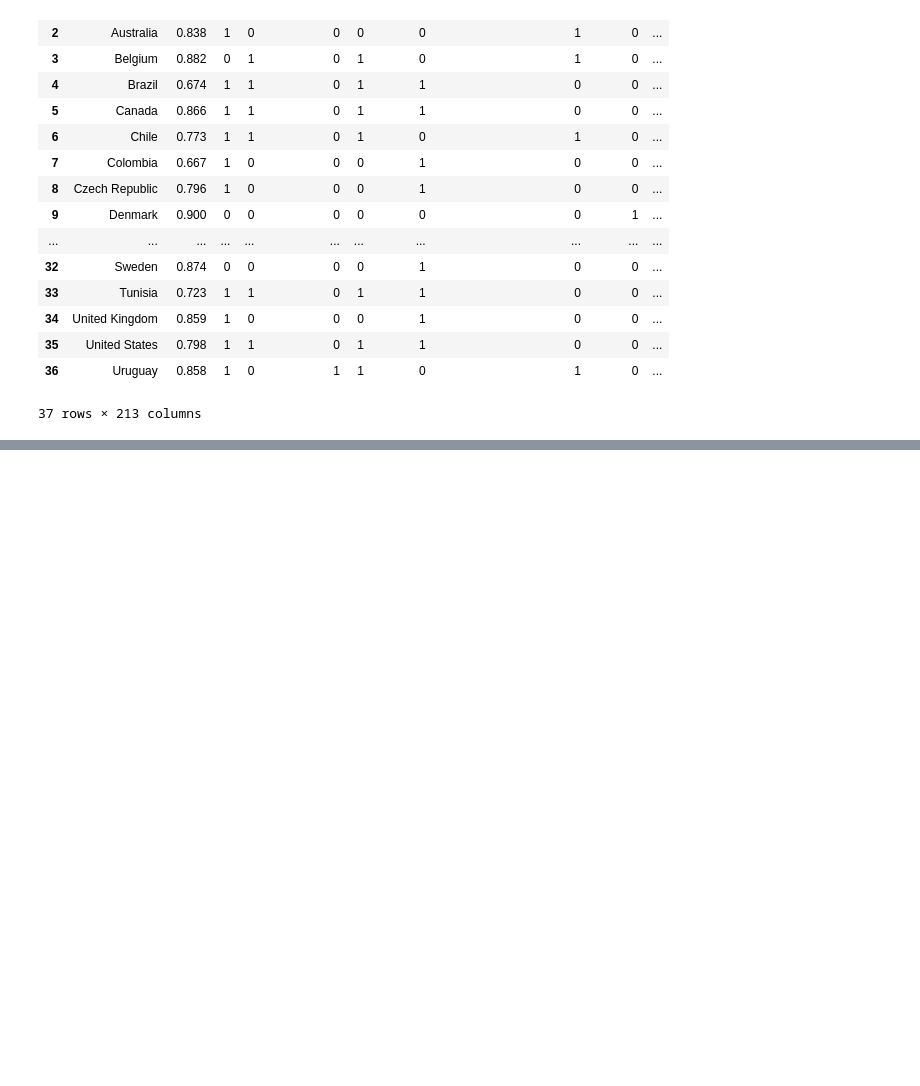
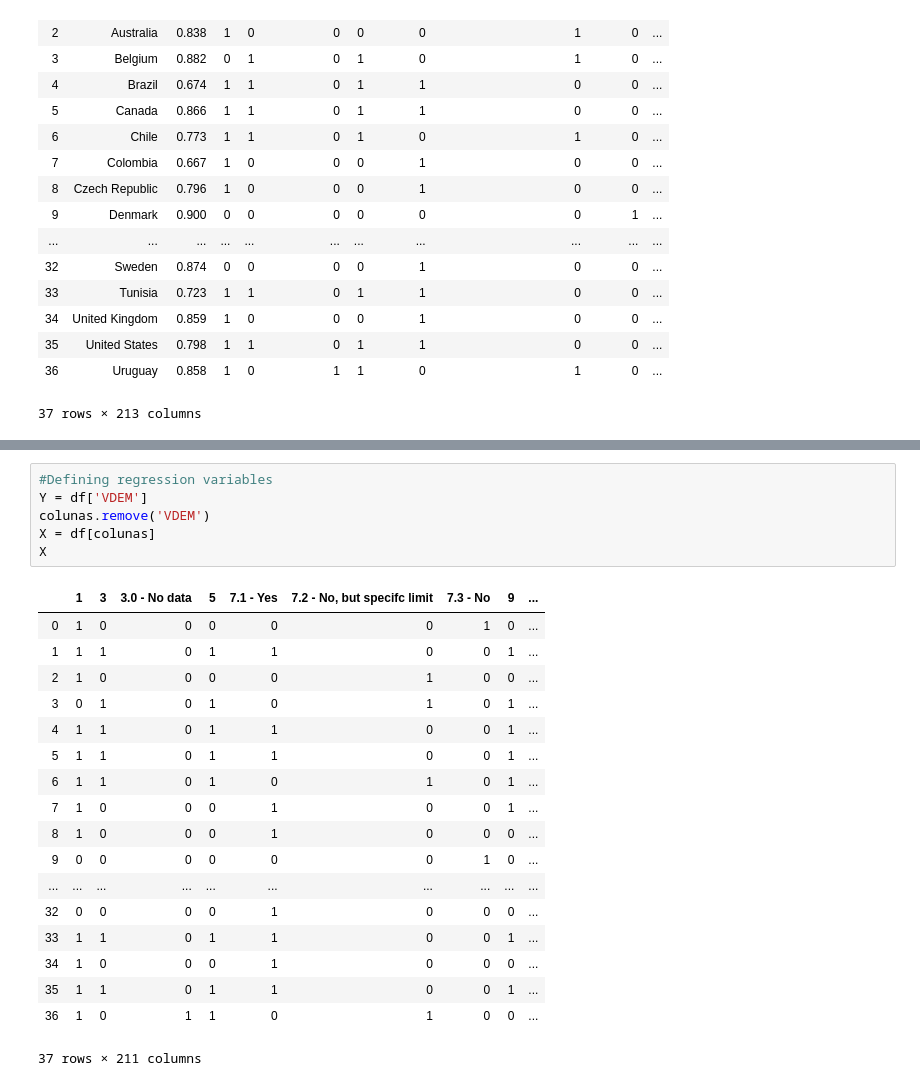
Before and after one commit to luvi01/DemocracyResearch, a Jupyter notebook: New Master Function.ipynb, the cells around one changed output, grey strips where cells are left out. Saved outputs shown, nothing was run; the diff lists cells and outputs as text; blank space fills up the shorter version.

```diff
--- a/New Master Function.ipynb
+++ b/New Master Function.ipynb
@@ -573,3 +115,28 @@ X = df[['1',
+# %%
+#Defining regression variables
+Y = df['VDEM']
+colunas.remove('VDEM')
+X = df[colunas]
+X
+# %% [output]
+|  | 1 | 3 | 3.0 - No data | 5 | 7.1 - Yes | 7.2 - No, but specifc limit | 7.3 - No | 9 | ... |
+| 0 | 1 | 0 | 0 | 0 | 0 | 0 | 1 | 0 | ... |
+| 1 | 1 | 1 | 0 | 1 | 1 | 0 | 0 | 1 | ... |
+| 2 | 1 | 0 | 0 | 0 | 0 | 1 | 0 | 0 | ... |
+| 3 | 0 | 1 | 0 | 1 | 0 | 1 | 0 | 1 | ... |
+| 4 | 1 | 1 | 0 | 1 | 1 | 0 | 0 | 1 | ... |
+| 5 | 1 | 1 | 0 | 1 | 1 | 0 | 0 | 1 | ... |
+| 6 | 1 | 1 | 0 | 1 | 0 | 1 | 0 | 1 | ... |
+| 7 | 1 | 0 | 0 | 0 | 1 | 0 | 0 | 1 | ... |
+| 8 | 1 | 0 | 0 | 0 | 1 | 0 | 0 | 0 | ... |
+| 9 | 0 | 0 | 0 | 0 | 0 | 0 | 1 | 0 | ... |
+| ... | ... | ... | ... | ... | ... | ... | ... | ... | ... |
+| 32 | 0 | 0 | 0 | 0 | 1 | 0 | 0 | 0 | ... |
+| 33 | 1 | 1 | 0 | 1 | 1 | 0 | 0 | 1 | ... |
+| 34 | 1 | 0 | 0 | 0 | 1 | 0 | 0 | 0 | ... |
+| 35 | 1 | 1 | 0 | 1 | 1 | 0 | 0 | 1 | ... |
+| 36 | 1 | 0 | 1 | 1 | 0 | 1 | 0 | 0 | ... |
+37 rows × 211 columns
 # %%
 # K most relevant correlations
 
```
Also changed, not shown: parts of 13 cells of this notebook, 1 other file.
